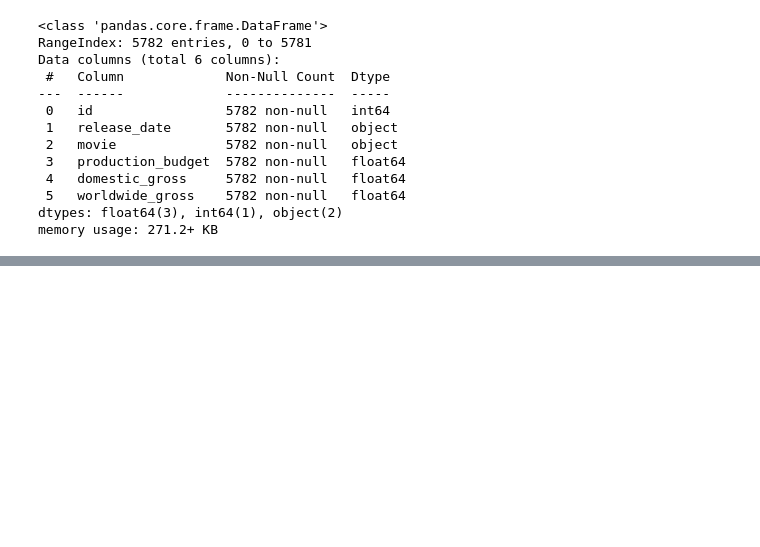
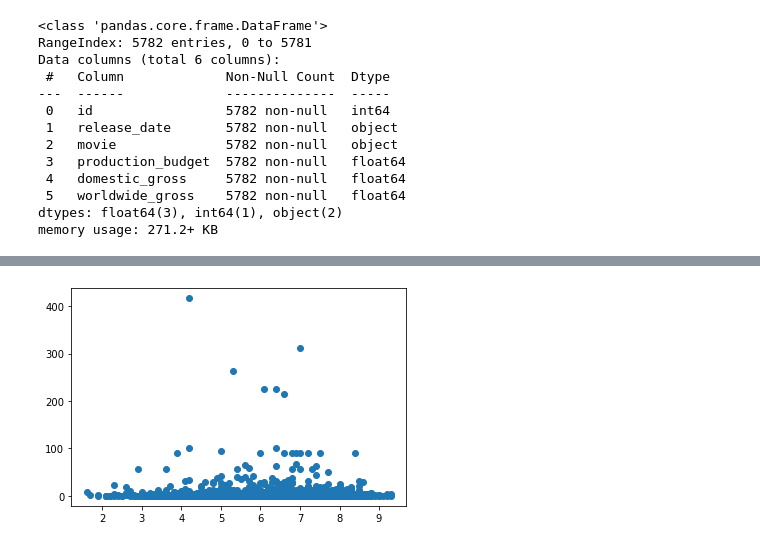
Before and after one commit to Meir-Alelov/Movie-Data-Analysis-and-Recs, a Jupyter notebook: Alice-notebook.ipynb, the cells around one changed output, grey strips where cells are left out. Saved outputs shown, nothing was run; the diff lists cells and outputs as text; code cells hidden in the pictures; blank space fills up the shorter version.

```diff
--- a/Alice-notebook.ipynb
+++ b/Alice-notebook.ipynb
@@ -265,0 +492,6 @@ TB_financials_df.head()
+# %%
+# drop the null from ROI_genre df, remaining rows only 2867
+ROI_genre = ROI_genre.dropna(subset = ['primary_title'])
+#Reset the table index after dropping the null rows
+ROI_genre=ROI_genre.reset_index(drop=True)
+ROI_genre.isna().sum() #ignore run_minutes
@@ -265,0 +516,11 @@ TB_financials_df.head()
+# %%
+# Average rating by ROI
+
+fig, ax = plt.subplots()
+
+ax.scatter(ROI_genre['averagerating'], ROI_genre['ROI'])
+
+
+plt.show()
+# %% [output]
+[figure, added]
```
Also changed, not shown: parts of 29 cells of this notebook.
